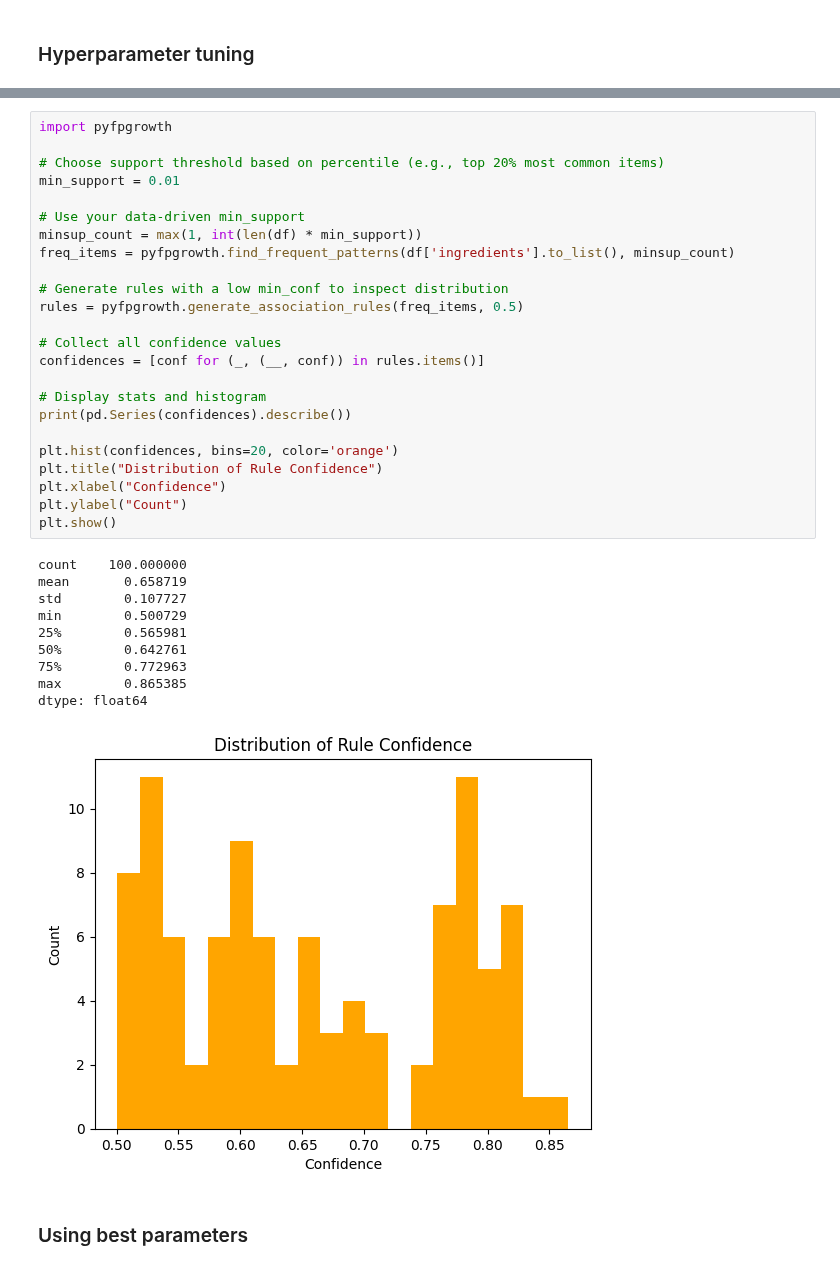
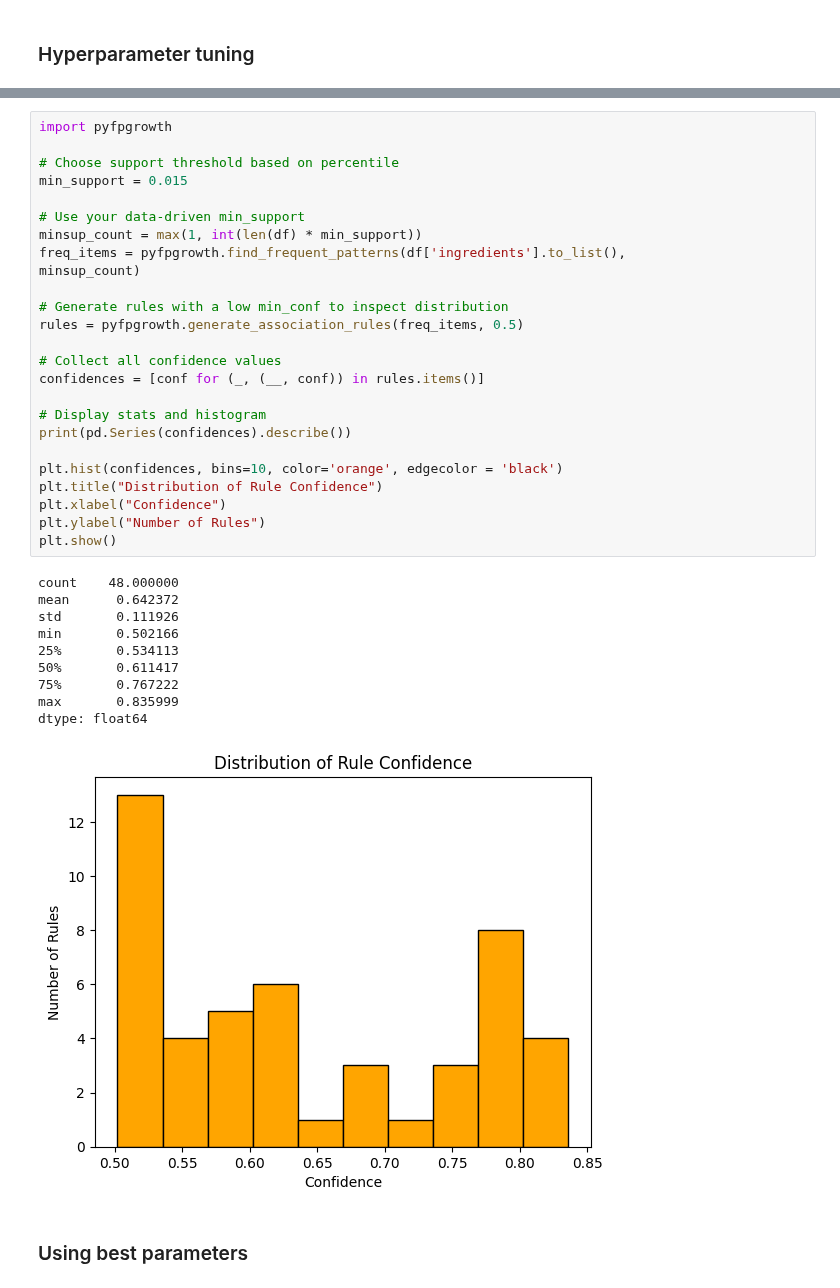
Before and after one commit to BSDSBA-JF/ML-II-Labs, a Jupyter notebook: BDCC-01/02_fim_with_mariel_updates.ipynb, the cells around one changed output, grey strips where cells are left out. Cells and saved outputs as stored; diff of their text form.

```diff
--- a/BDCC-01/02_fim_with_mariel_updates.ipynb
+++ b/BDCC-01/02_fim_with_mariel_updates.ipynb
@@ -210,38 +129,39 @@ Name: support, dtype: float64
 # %%
 import pyfpgrowth
 
-# Choose support threshold based on percentile (e.g., top 20% most common items)
-min_support = 0.01
+# Choose support threshold based on percentile
+min_support = 0.015
 
 # Use your data-driven min_support
 minsup_count = max(1, int(len(df) * min_support))
-freq_items = pyfpgrowth.find_frequent_patterns(df['ingredients'].to_list(), minsup_count)
+freq_items = pyfpgrowth.find_frequent_patterns(df['ingredients'].to_list(),
+minsup_count)
 
 # Generate rules with a low min_conf to inspect distribution
 rules = pyfpgrowth.generate_association_rules(freq_items, 0.5)
 
 # Collect all confidence values
 confidences = [conf for (_, (__, conf)) in rules.items()]
 
 # Display stats and histogram
 print(pd.Series(confidences).describe())
 
-plt.hist(confidences, bins=20, color='orange')
+plt.hist(confidences, bins=10, color='orange', edgecolor = 'black')
 plt.title("Distribution of Rule Confidence")
 plt.xlabel("Confidence")
-plt.ylabel("Count")
+plt.ylabel("Number of Rules")
 plt.show()
 # %% [output]
-count    100.000000
-mean       0.658719
-std        0.107727
-min        0.500729
-25%        0.565981
-50%        0.642761
-75%        0.772963
-max        0.865385
+count    48.000000
+mean      0.642372
+std       0.111926
+min       0.502166
+25%       0.534113
+50%       0.611417
+75%       0.767222
+max       0.835999
 dtype: float64
-[figure, old version]
+[figure, new version]
 # %% [markdown]
 ### Using best parameters
 # %% [markdown]
```
Also changed, not shown: parts of 35 cells of this notebook.
